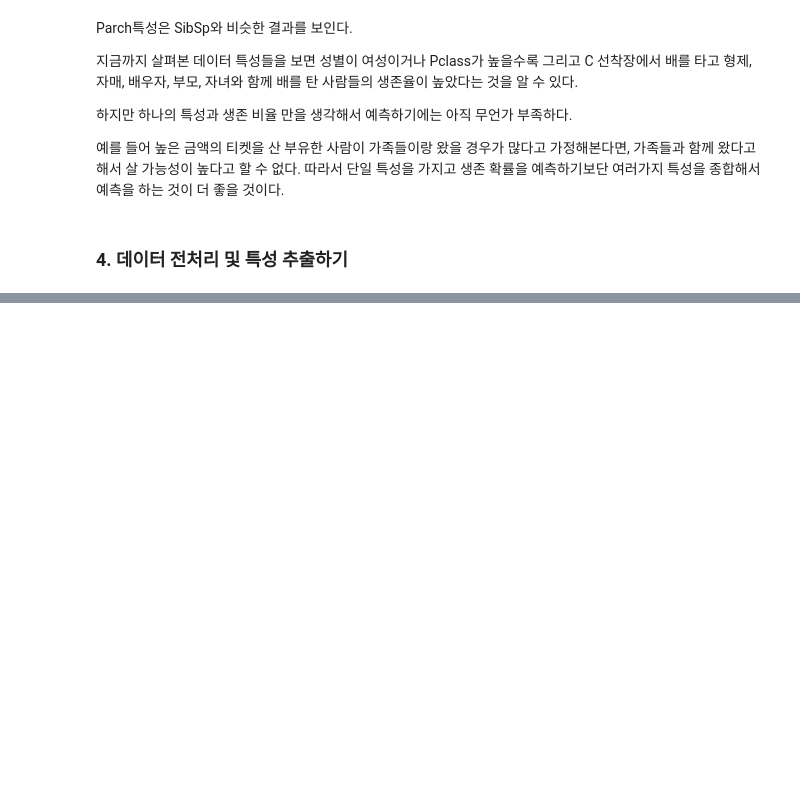
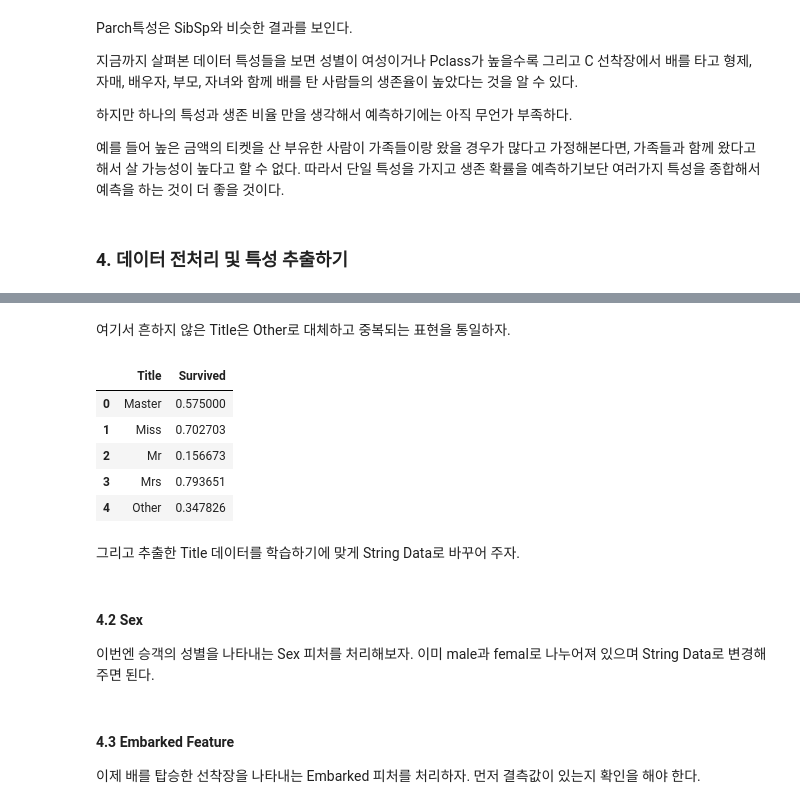
Before and after one commit to jaeyoon89/kaggle_titanic_study, a Jupyter notebook: Cyc1am3n_titanic_study.ipynb, the cells around one changed output, grey strips where cells are left out. Drawn from its saved outputs; the diff is of its cells as text; code cells hidden in the pictures; blank space fills up the shorter version.

```diff
--- a/Cyc1am3n_titanic_study.ipynb
+++ b/Cyc1am3n_titanic_study.ipynb
@@ -172,0 +179,2 @@ Parch특성은 SibSp와 비슷한 결과를 보인다.
+# %%
+train_and_test = [train, test]
@@ -172,0 +188,5 @@ Parch특성은 SibSp와 비슷한 결과를 보인다.
+# %%
+for dataset in train_and_test:
+    dataset['Title'] = dataset.Name.str.extract(' ([A-Za-z]+)\.')
+
+train.head(5)
@@ -172,0 +226,20 @@ Parch특성은 SibSp와 비슷한 결과를 보인다.
+# %% [markdown]
+여기서 흔하지 않은 Title은 Other로 대체하고 중복되는 표현을 통일하자.
+# %%
+for dataset in train_and_test:
+    dataset['Title'] = dataset['Title'].replace(['Capt', 'Col', 'Countess', 'Don','Dona', 'Dr', 'Jonkheer',
+                                                 'Lady','Major', 'Rev', 'Sir'], 'Other')
+    dataset['Title'] = dataset['Title'].replace('Mlle', 'Miss')
+    dataset['Title'] = dataset['Title'].replace('Mme', 'Mrs')
+    dataset['Title'] = dataset['Title'].replace('Ms', 'Miss')
+
+train[['Title', 'Survived']].groupby(['Title'], as_index=False).mean()
+# %% [output]
+|  | Title | Survived |
+| 0 | Master | 0.575000 |
+| 1 | Miss | 0.702703 |
+| 2 | Mr | 0.156673 |
+| 3 | Mrs | 0.793651 |
+| 4 | Other | 0.347826 |
+# %% [markdown]
+그리고 추출한 Title 데이터를 학습하기에 맞게 String Data로 바꾸어 주자.
@@ -172,0 +249,4 @@ Parch특성은 SibSp와 비슷한 결과를 보인다.
+# %% [markdown]
+#### 4.2 Sex
+
+이번엔 승객의 성별을 나타내는 Sex 피처를 처리해보자. 이미 male과 femal로 나누어져 있으며 String Data로 변경해 주면 된다.
@@ -172,0 +256,5 @@ Parch특성은 SibSp와 비슷한 결과를 보인다.
+# %% [markdown]
+#### 4.3 Embarked Feature
+
+이제 배를 탑승한 선착장을 나타내는 Embarked 피처를 처리하자.
+먼저 결측값이 있는지 확인을 해야 한다.
```
Also changed, not shown: parts of 22 cells of this notebook.
